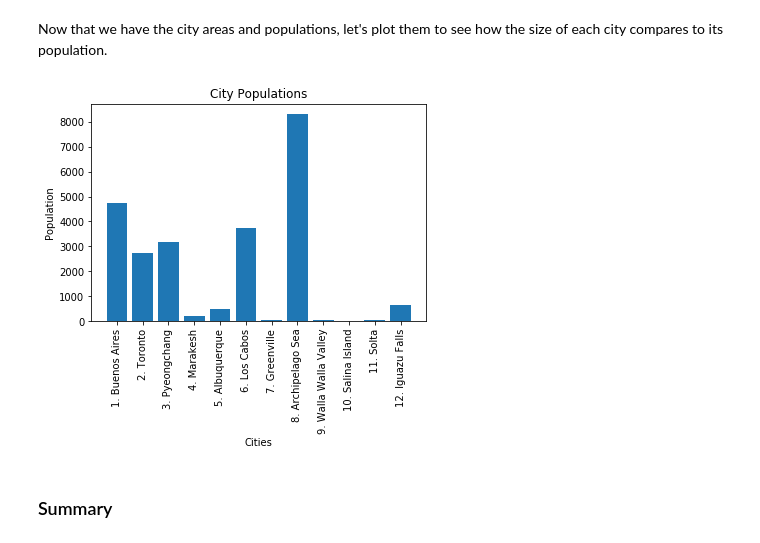
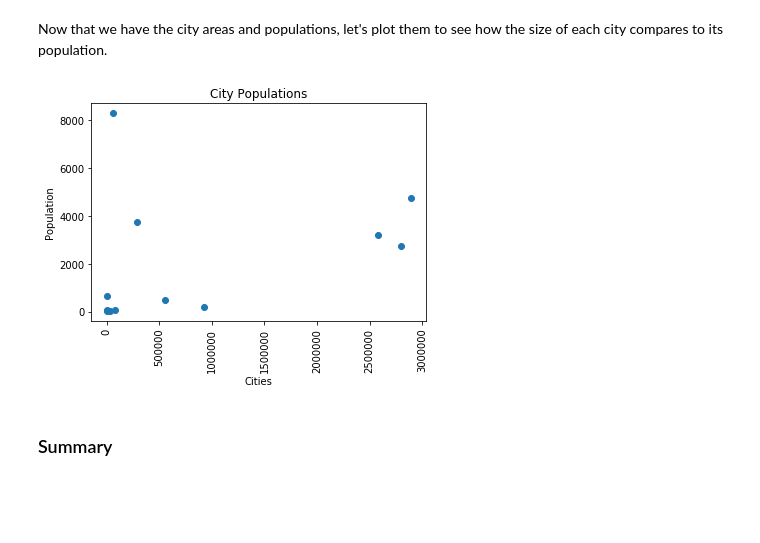
Before and after one commit to MangrobanGit/dsc-1-01-20-looping-over-collections-lab-seattle-ds-career-040119, a Jupyter notebook: index.ipynb, the cells around one changed output. Cells and saved outputs as stored; diff of their text form; code cells hidden in the pictures; blank space fills up the shorter version.

```diff
--- a/index.ipynb
+++ b/index.ipynb
@@ -183,16 +183,16 @@ city_areas # use a for loop to iterate through the list of cities with their cor
 # %% [markdown]
 Now that we have the city areas and populations, let's plot them to see how the size of each city compares to its population.
 # %%
-plt.scatter(names_and_ranks, city_areas)
+plt.scatter(city_populations, city_areas)
 
 plt.ylabel('Population')
 plt.xlabel('Cities')
 plt.title('City Populations')
 plt.xticks(rotation='vertical')
 
 plt.show()
 # %% [output]
-[figure, old version]
+[figure, new version]
 # %%
 plt.bar(names_and_ranks, city_areas)
 plt.ylabel('Area')
```
